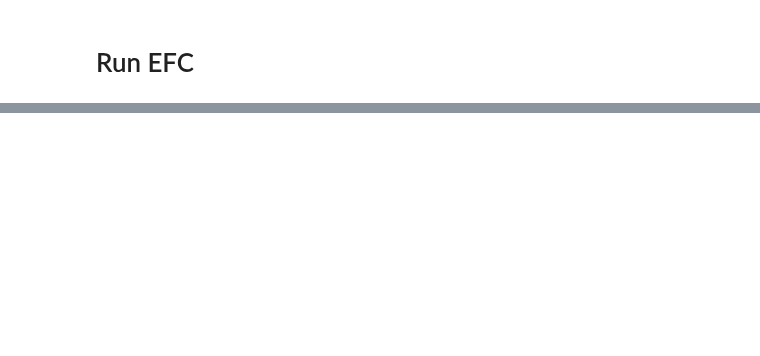
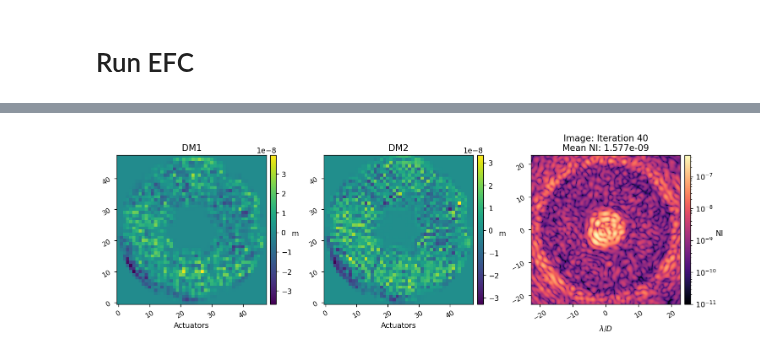
Before and after one commit to kian1377/roman-cgi-iefc, a Jupyter notebook: efc_2dm_spc_wide_825_poke_modes.ipynb, the cells around one changed output, grey strips where cells are left out. Drawn from its saved outputs; the diff is of its cells as text; code cells hidden in the pictures; blank space fills up the shorter version.

```diff
--- a/efc_2dm_spc_wide_825_poke_modes.ipynb
+++ b/efc_2dm_spc_wide_825_poke_modes.ipynb
@@ -178,7 +156,7 @@ mode.set_dm1(ensure_np_array(dm1_commands[-8]))
 mode.set_dm2(ensure_np_array(dm2_commands[-8]))
 # %%
 reload(utils)
-reg_cond = 1e-3
+reg_cond = 1e-2
 # reg_cond = 1e-3
 control_matrix = utils.WeightedLeastSquares(response_matrix, rcond=reg_cond, weight_map=weight_map, algorithm='efc')
 # control_matrix = utils.TikhonovInverse(response_matrix, reg_cond)
@@ -237,0 +221,14 @@ Saved data to:  /home/kianmilani/Projects/roman-cgi-iefc-data/response-data/spc_
+# %%
+reload(imshows)
+from imshows import *
+itr = 40
+mean_ni = xp.mean(images[itr][control_mask])
+
+imshow3(dm1_commands[itr], dm2_commands[itr], images[itr],
+        'DM1', 'DM2', f'Image: Iteration {itr}\nMean NI: {mean_ni:.3e}',
+        cmap1='viridis', cmap2='viridis',
+        cbar1_label='m', cbar2_label='m', cbar3_label='NI',
+        xlabel1='Actuators', xlabel2='Actuators',
+            lognorm3=True, vmin3=1e-11, pxscl3=mode.psf_pixelscale_lamD, xlabel3='$\lambda/D$')
+# %% [output]
+[figure, added]
```
Also changed, not shown: parts of 15 cells of this notebook, 15 other files.
